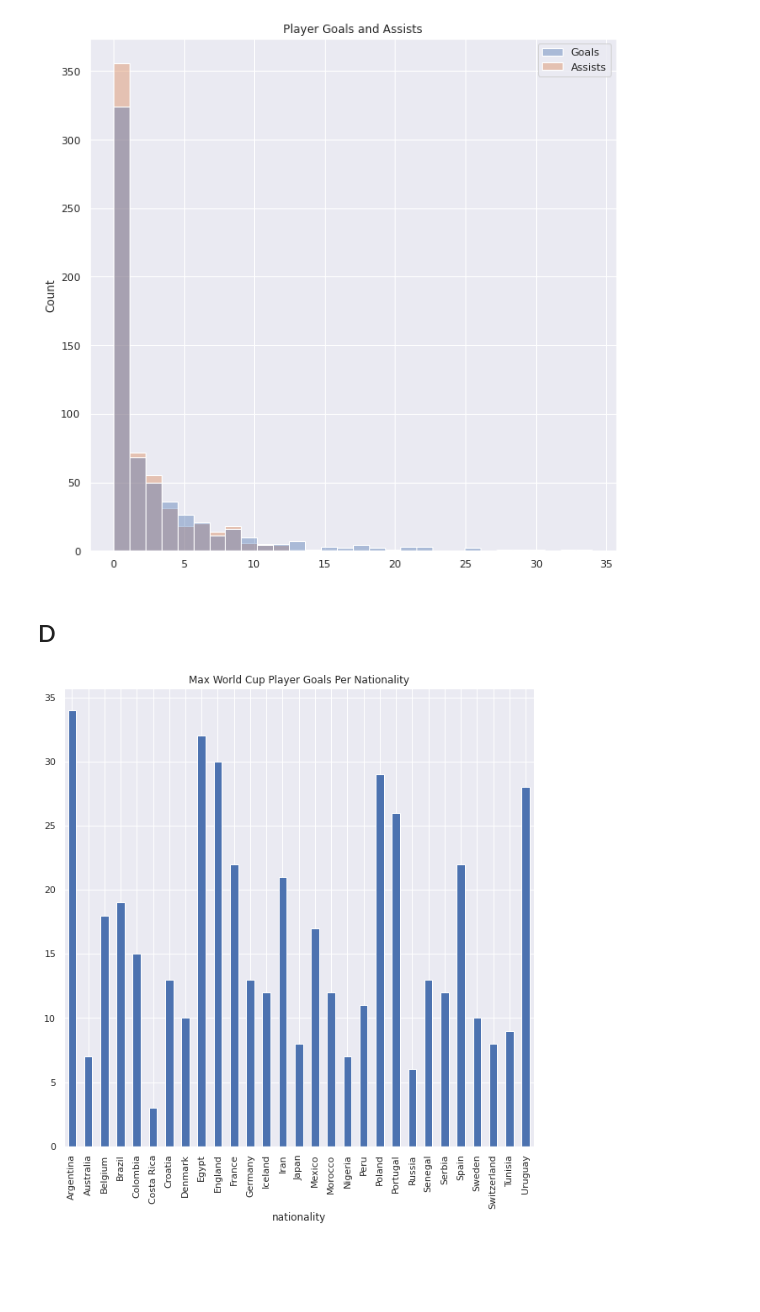
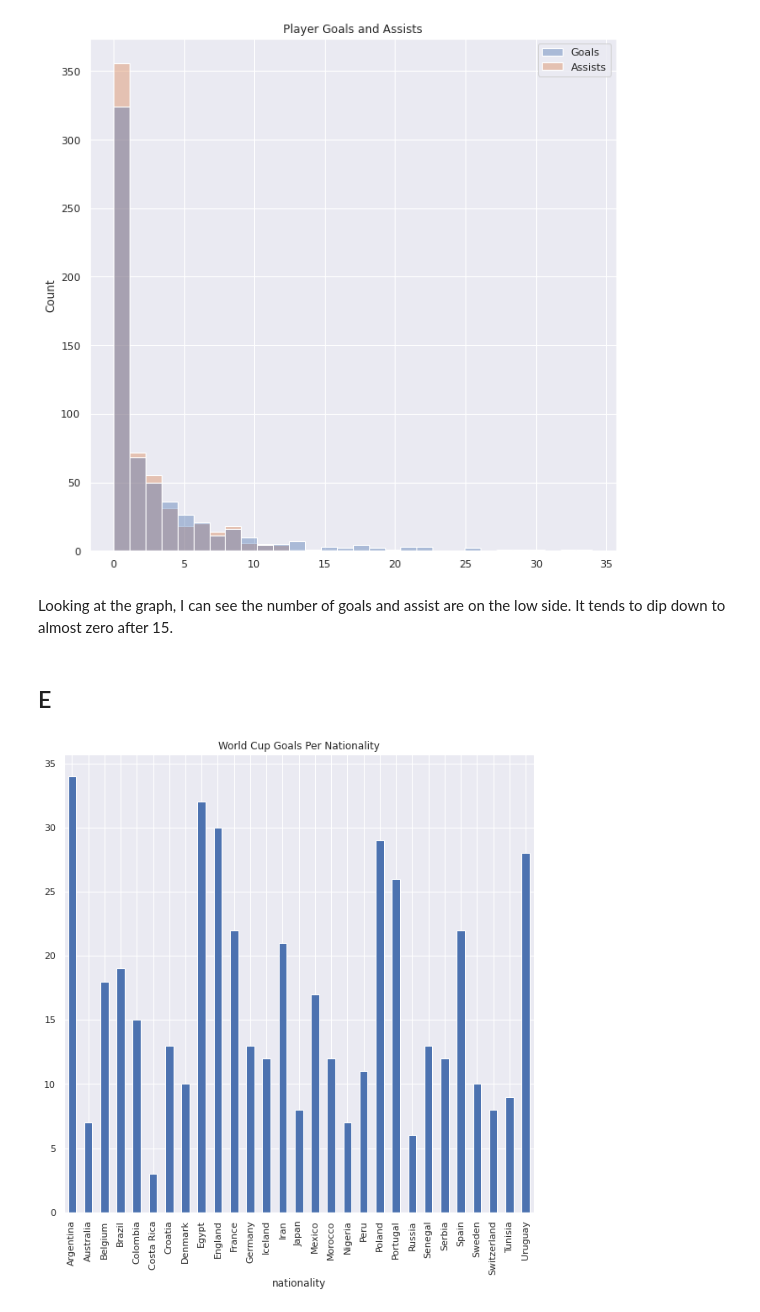
Before and after one commit to SagarSitaula1/Data-Visual, a Jupyter notebook: Exam_3.ipynb, the cells around one changed output. Cells and saved outputs as stored; diff of their text form; code cells hidden in the pictures; blank space fills up the shorter version.

```diff
--- a/Exam_3.ipynb
+++ b/Exam_3.ipynb
@@ -68,9 +84,11 @@ ax.set(title = 'Player Goals and Assists')
 # %% [output]
 [Text(0.5, 1.0, 'Player Goals and Assists')]
 [figure]
+# %% [markdown]
+Looking at the graph, I can see the number of goals and assist are on the low side. It tends to dip down to almost zero after 15.
 # %% [markdown]
-## D ##
+## E ##
 # %%
-ax = df.groupby('nationality').Goals.agg('max').plot(kind = 'bar', title = 'Max World Cup Player Goals Per Nationality')
+ax = df.groupby('nationality').Goals.agg('max').plot(kind = 'bar', title = 'World Cup Goals Per Nationality')
 # %% [output]
-[figure, old version]
+[figure, new version]
```
Also changed, not shown: parts of 19 cells of this notebook.
